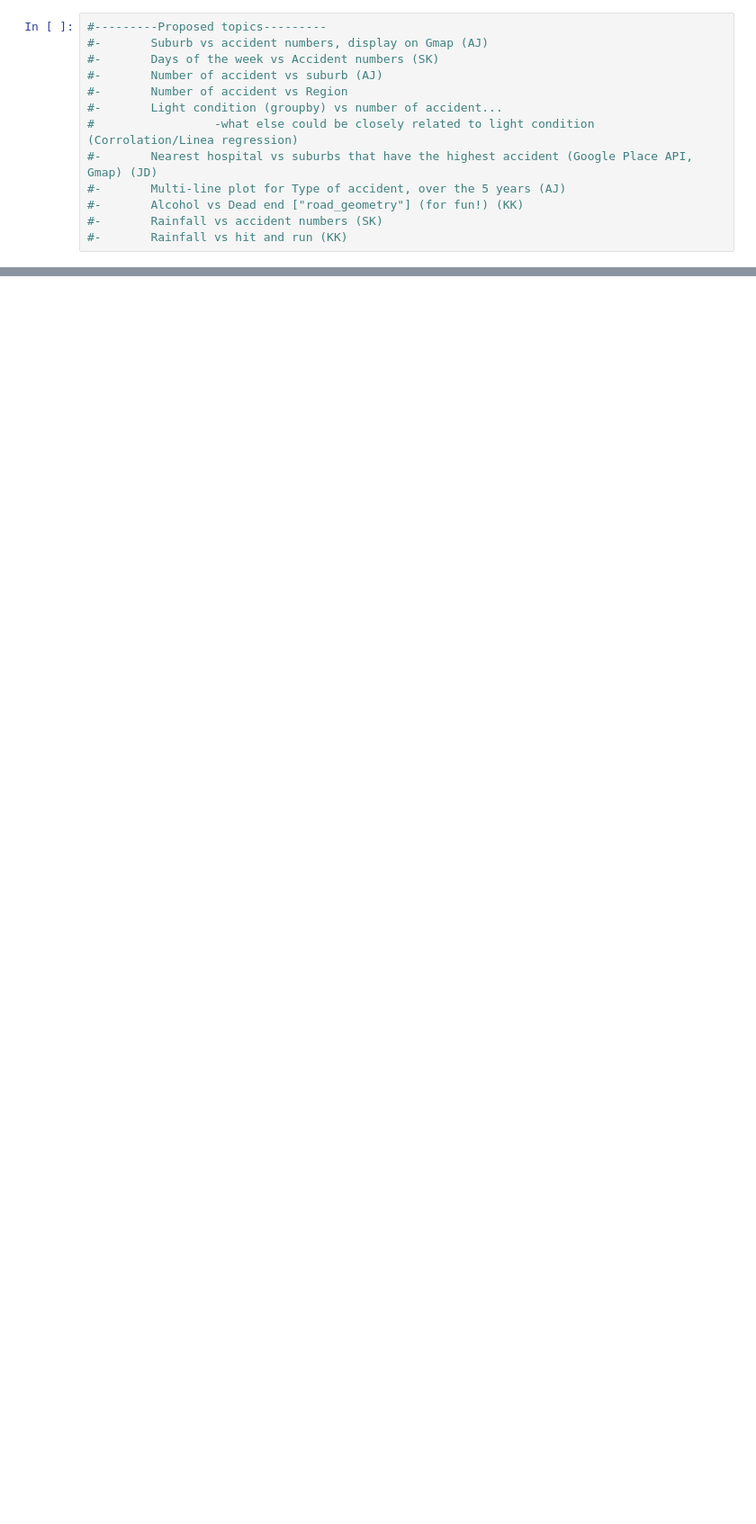
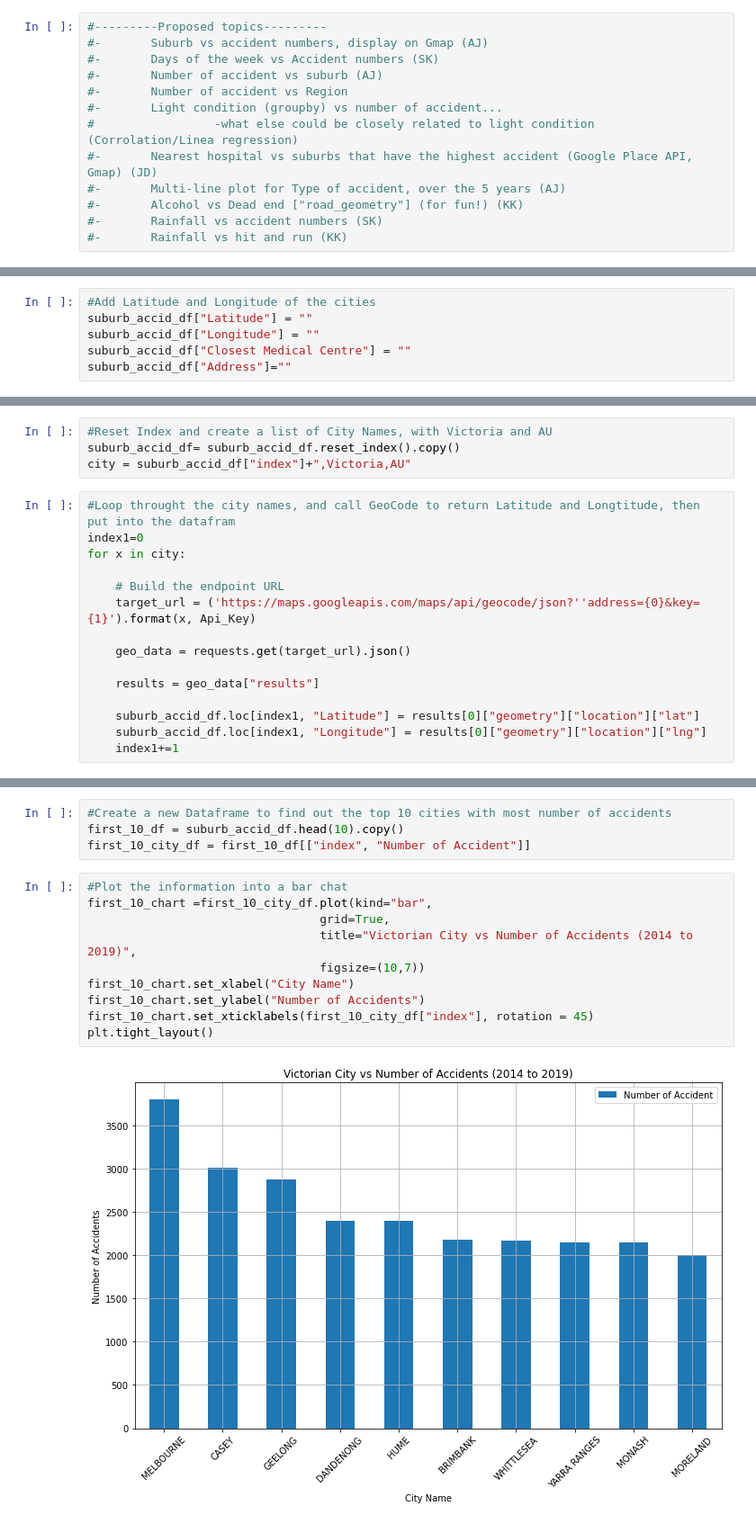
Before and after one commit to jingd16/Bootcamp_ProjectOne, a Jupyter notebook: crash.ipynb, the cells around one changed output, grey strips where cells are left out. Shown at 90% size. Drawn from its saved outputs; the diff is of its cells as text; blank space fills up the shorter version.

```diff
--- a/crash.ipynb
+++ b/crash.ipynb
@@ -64,0 +119,6 @@ crash_df.head()
+# %%
+#Add Latitude and Longitude of the cities
+suburb_accid_df["Latitude"] = ""
+suburb_accid_df["Longitude"] = ""
+suburb_accid_df["Closest Medical Centre"] = ""
+suburb_accid_df["Address"]=""
@@ -64,0 +142,19 @@ crash_df.head()
+# %%
+#Reset Index and create a list of City Names, with Victoria and AU
+suburb_accid_df= suburb_accid_df.reset_index().copy()
+city = suburb_accid_df["index"]+",Victoria,AU"
+# %%
+#Loop throught the city names, and call GeoCode to return Latitude and Longtitude, then put into the datafram
+index1=0
+for x in city:
+
+    # Build the endpoint URL
+    target_url = ('https://maps.googleapis.com/maps/api/geocode/json?''address={0}&key={1}').format(x, Api_Key)
+
+    geo_data = requests.get(target_url).json()
+
+    results = geo_data["results"]
+
+    suburb_accid_df.loc[index1, "Latitude"] = results[0]["geometry"]["location"]["lat"]
+    suburb_accid_df.loc[index1, "Longitude"] = results[0]["geometry"]["location"]["lng"]
+    index1+=1
@@ -64,0 +195,16 @@ crash_df.head()
+# %%
+#Create a new Dataframe to find out the top 10 cities with most number of accidents
+first_10_df = suburb_accid_df.head(10).copy()
+first_10_city_df = first_10_df[["index", "Number of Accident"]]
+# %%
+#Plot the information into a bar chat
+first_10_chart =first_10_city_df.plot(kind="bar",
+                                 grid=True,
+                                 title="Victorian City vs Number of Accidents (2014 to 2019)",
+                                 figsize=(10,7))
+first_10_chart.set_xlabel("City Name")
+first_10_chart.set_ylabel("Number of Accidents")
+first_10_chart.set_xticklabels(first_10_city_df["index"], rotation = 45)
+plt.tight_layout()
+# %% [output]
+[figure, added]
```
Also changed, not shown: parts of 23 cells of this notebook, 4 other files.
